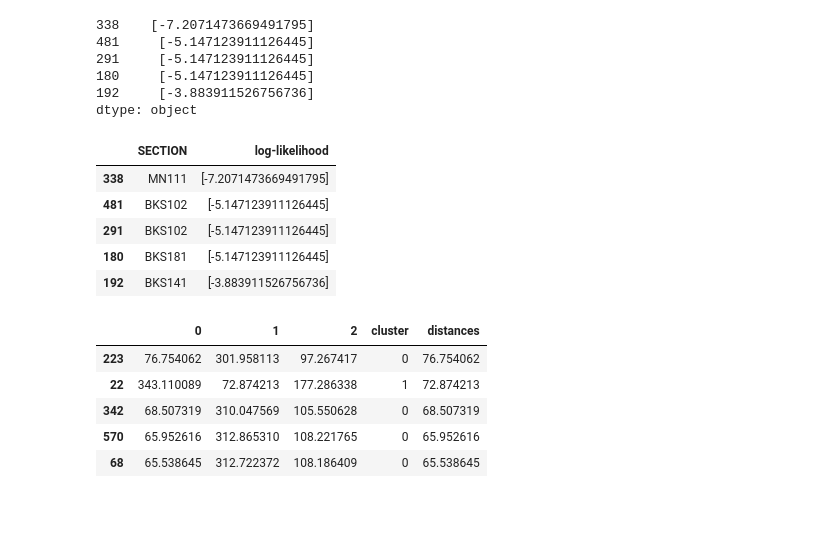
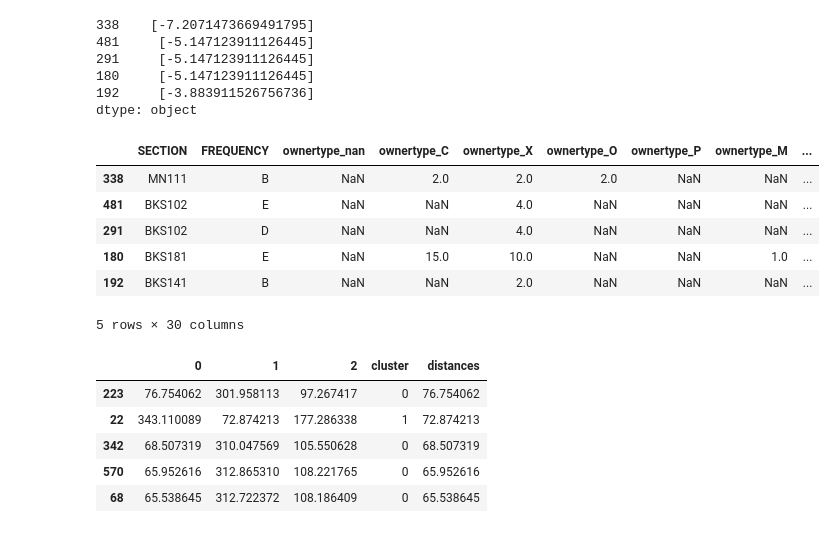
Before and after one commit to Ssuche/CUSP7033project, a Jupyter notebook: clustering1.ipynb, the cells around one changed output. Cells and saved outputs as stored; diff of their text form; code cells hidden in the pictures.

```diff
--- a/clustering1.ipynb
+++ b/clustering1.ipynb
@@ -356,17 +372,18 @@ exmp.sort_values().head(5)
 dtype: object
 # %%
 exmp = pd.DataFrame(exmp)
-head = data[['SECTION']]
+head = data.copy()
 head = head.merge(exmp, left_index=True, right_index=True)
 head.rename(columns={0: 'log-likelihood'}, inplace=True)
 head.sort_values('log-likelihood').head(5)
 # %% [output]
-|  | SECTION | log-likelihood |
-| 338 | MN111 | [-7.2071473669491795] |
-| 481 | BKS102 | [-5.147123911126445] |
-| 291 | BKS102 | [-5.147123911126445] |
-| 180 | BKS181 | [-5.147123911126445] |
-| 192 | BKS141 | [-3.883911526756736] |
+|  | SECTION | FREQUENCY | ownertype_nan | ownertype_C | ownertype_X | ownertype_O | ownertype_P | ownertype_M | ... |
+| 338 | MN111 | B | NaN | 2.0 | 2.0 | 2.0 | NaN | NaN | ... |
+| 481 | BKS102 | E | NaN | NaN | 4.0 | NaN | NaN | NaN | ... |
+| 291 | BKS102 | D | NaN | NaN | 4.0 | NaN | NaN | NaN | ... |
+| 180 | BKS181 | E | NaN | 15.0 | 10.0 | NaN | NaN | 1.0 | ... |
+| 192 | BKS141 | B | NaN | NaN | 2.0 | NaN | NaN | NaN | ... |
+5 rows × 30 columns
 # %%
 temp = data[lists]
 temp = temp.apply(pd.to_numeric, errors='coerce')
```
Also changed, not shown: parts of 10 cells of this notebook.
